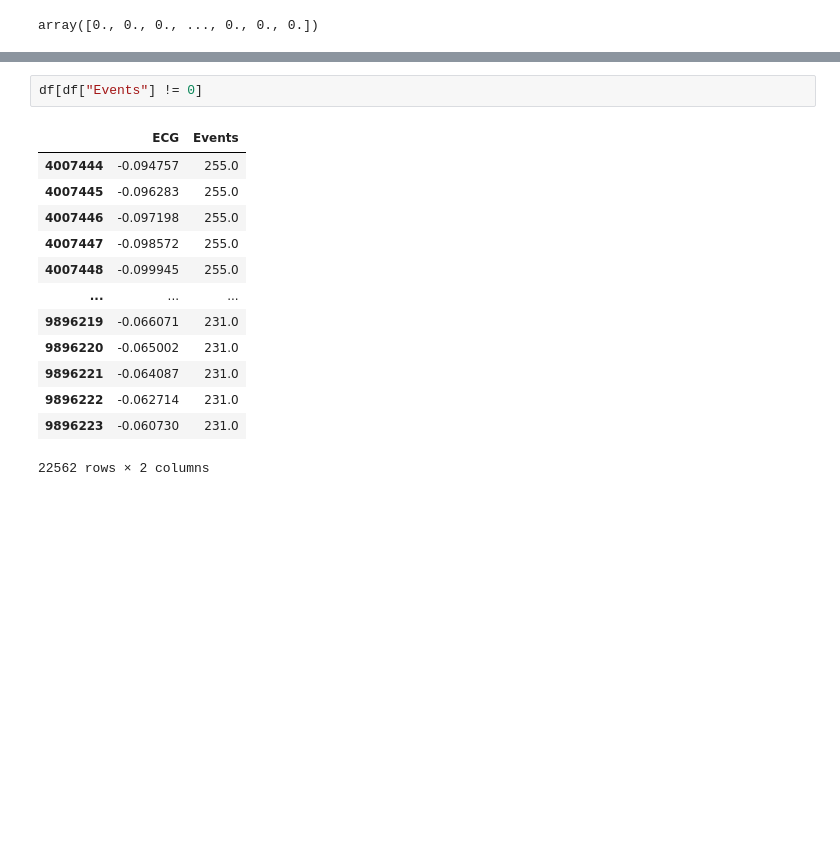
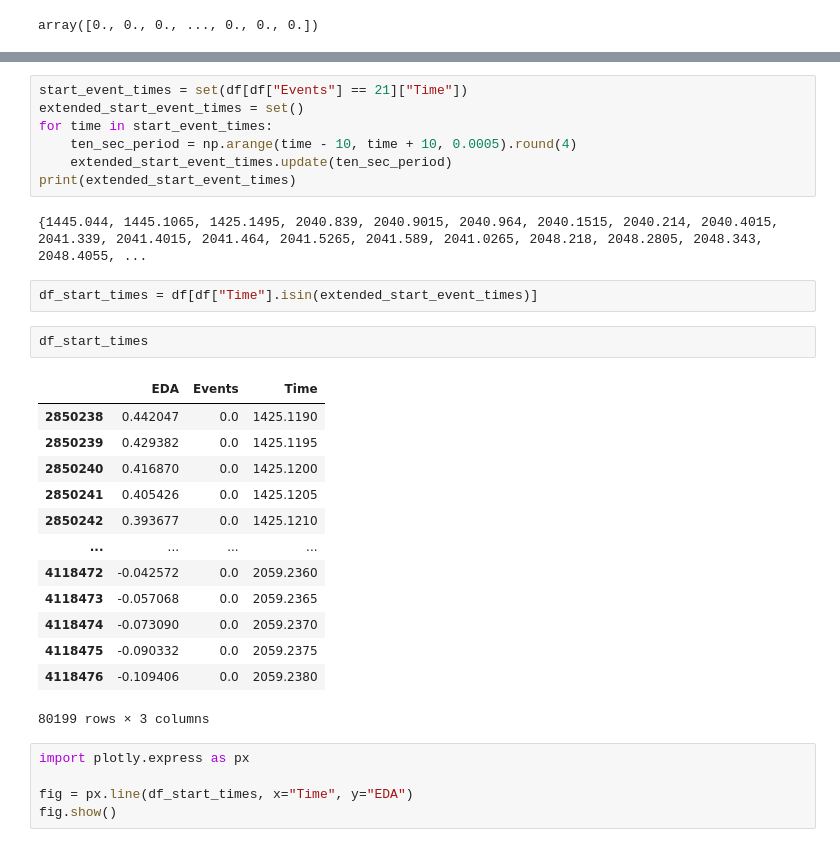
Before and after one commit to omerday/Neuroscience-of-Anxiety-Lab, a Jupyter notebook: DataAnalysis/AcqFileExample.ipynb, the cells around one changed output, grey strips where cells are left out. Saved outputs shown, nothing was run; the diff lists cells and outputs as text; blank space fills up the shorter version.

```diff
--- a/DataAnalysis/AcqFileExample.ipynb
+++ b/DataAnalysis/AcqFileExample.ipynb
@@ -46,16 +50,32 @@ df
-# %%
-df[df["Events"] != 0]
-# %% [output]
-|  | ECG | Events |
-| 4007444 | -0.094757 | 255.0 |
-| 4007445 | -0.096283 | 255.0 |
-| 4007446 | -0.097198 | 255.0 |
-| 4007447 | -0.098572 | 255.0 |
-| 4007448 | -0.099945 | 255.0 |
-| ... | ... | ... |
-| 9896219 | -0.066071 | 231.0 |
-| 9896220 | -0.065002 | 231.0 |
-| 9896221 | -0.064087 | 231.0 |
-| 9896222 | -0.062714 | 231.0 |
-| 9896223 | -0.060730 | 231.0 |
-22562 rows × 2 columns
+# %%
+start_event_times = set(df[df["Events"] == 21]["Time"])
+extended_start_event_times = set()
+for time in start_event_times:
+    ten_sec_period = np.arange(time - 10, time + 10, 0.0005).round(4)
+    extended_start_event_times.update(ten_sec_period)
+print(extended_start_event_times)
+# %% [output]
+{1445.044, 1445.1065, 1425.1495, 2040.839, 2040.9015, 2040.964, 2040.1515, 2040.214, 2040.4015, 2041.339, 2041.4015, 2041.464, 2041.5265, 2041.589, 2041.0265, 2048.218, 2048.2805, 2048.343, 2048.4055, ...
+# %%
+df_start_times = df[df["Time"].isin(extended_start_event_times)]
+# %%
+df_start_times
+# %% [output]
+|  | EDA | Events | Time |
+| 2850238 | 0.442047 | 0.0 | 1425.1190 |
+| 2850239 | 0.429382 | 0.0 | 1425.1195 |
+| 2850240 | 0.416870 | 0.0 | 1425.1200 |
+| 2850241 | 0.405426 | 0.0 | 1425.1205 |
+| 2850242 | 0.393677 | 0.0 | 1425.1210 |
+| ... | ... | ... | ... |
+| 4118472 | -0.042572 | 0.0 | 2059.2360 |
+| 4118473 | -0.057068 | 0.0 | 2059.2365 |
+| 4118474 | -0.073090 | 0.0 | 2059.2370 |
+| 4118475 | -0.090332 | 0.0 | 2059.2375 |
+| 4118476 | -0.109406 | 0.0 | 2059.2380 |
+80199 rows × 3 columns
+# %%
+import plotly.express as px
+
+fig = px.line(df_start_times, x="Time", y="EDA")
+fig.show()
```
Also changed, not shown: parts of 3 cells of this notebook.
